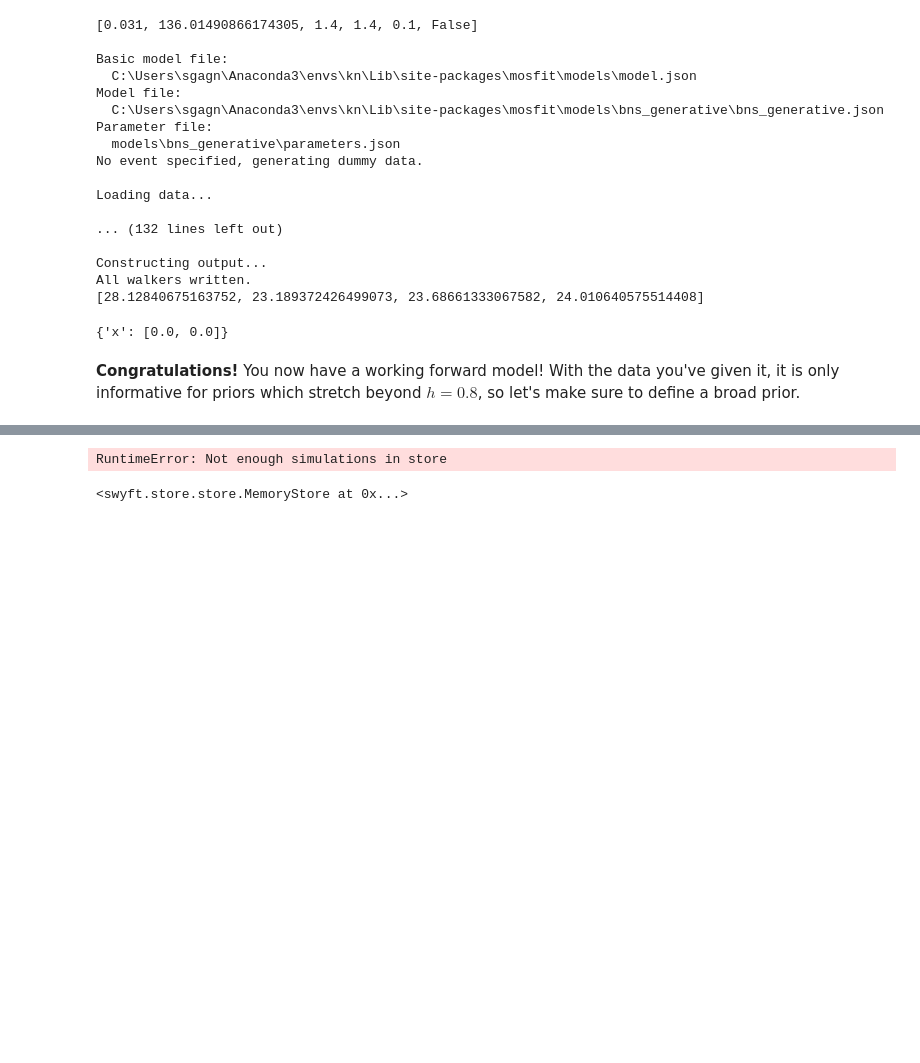
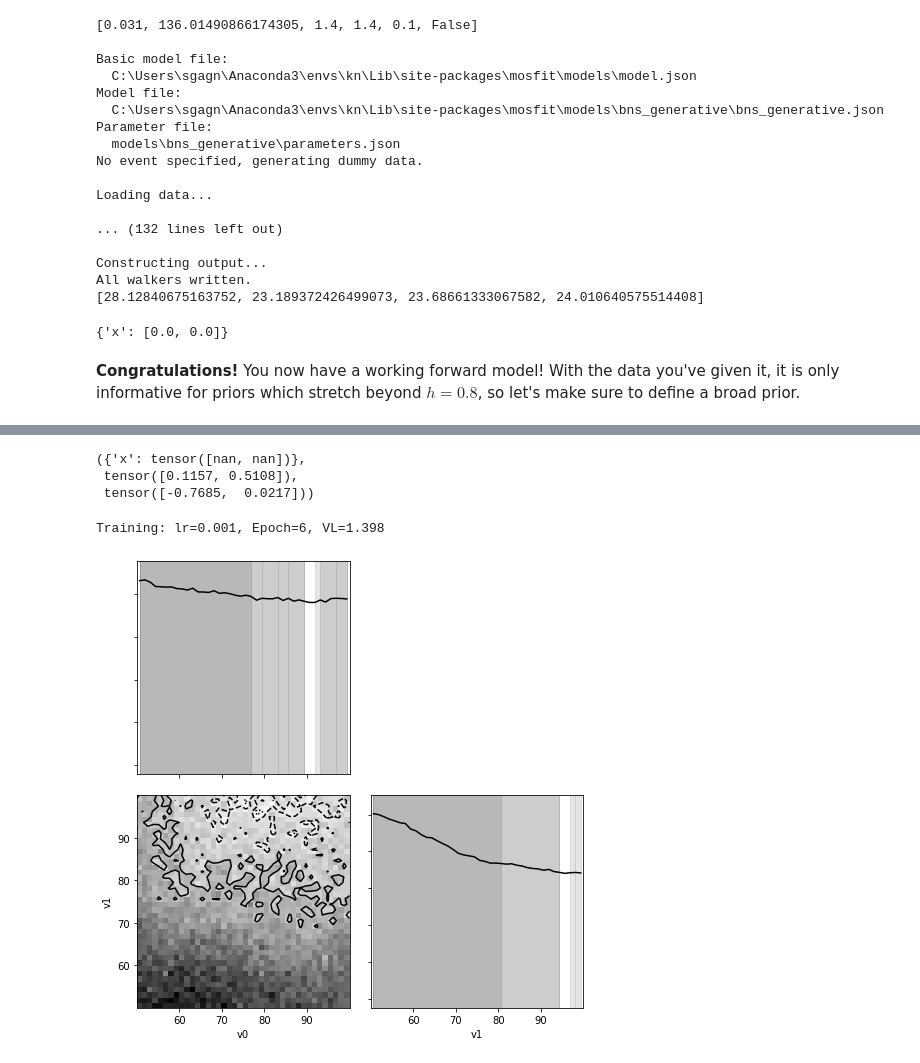
Before and after one commit to samgagnon/kilonova_sim, a Jupyter notebook: Baby's First Forward Model.ipynb, the cells around one changed output, grey strips where cells are left out. Saved outputs shown, nothing was run; the diff lists cells and outputs as text; code cells hidden in the pictures; blank space fills up the shorter version.

```diff
--- a/Baby's First Forward Model.ipynb
+++ b/Baby's First Forward Model.ipynb
@@ -265,12 +300,22 @@ Creating new store.
 # %%
-prior = swyft.Prior(prior_func, Npar)
-store.add(3000, prior)
-store.simulate()
+dataset.__getitem__(3)
+# %% [output]
+({'x': tensor([nan, nan])},
+ tensor([0.1157, 0.5108]),
+ tensor([-0.7685,  0.0217]))
 # %%
-dataset = swyft.Dataset(3000, prior, store)
+dataset = swyft.Dataset(Ntrain, prior, store)
 post = swyft.Posteriors(dataset)
-# %% [output]
-RuntimeError: Not enough simulations in store
 # %%
+post.add([(0, 1)], device=DEVICE)
+post.train([(0, 1)], max_epochs = 20, nworkers=0)
 # %% [output]
-<swyft.store.store.MemoryStore at 0x...>
+Training: lr=0.001, Epoch=6, VL=1.398
+# %%
+v0 = np.zeros(Npar)
+obs0 = model(v0)
+# %%
+samples = post.sample(1000000, obs0)
+swyft.plot_corner(samples, [0, 1], color='k', figsize = (8,8), truth=v0, bins = 40);
+# %% [output]
+[figure, added]
```
Also changed, not shown: parts of 6 cells of this notebook.
